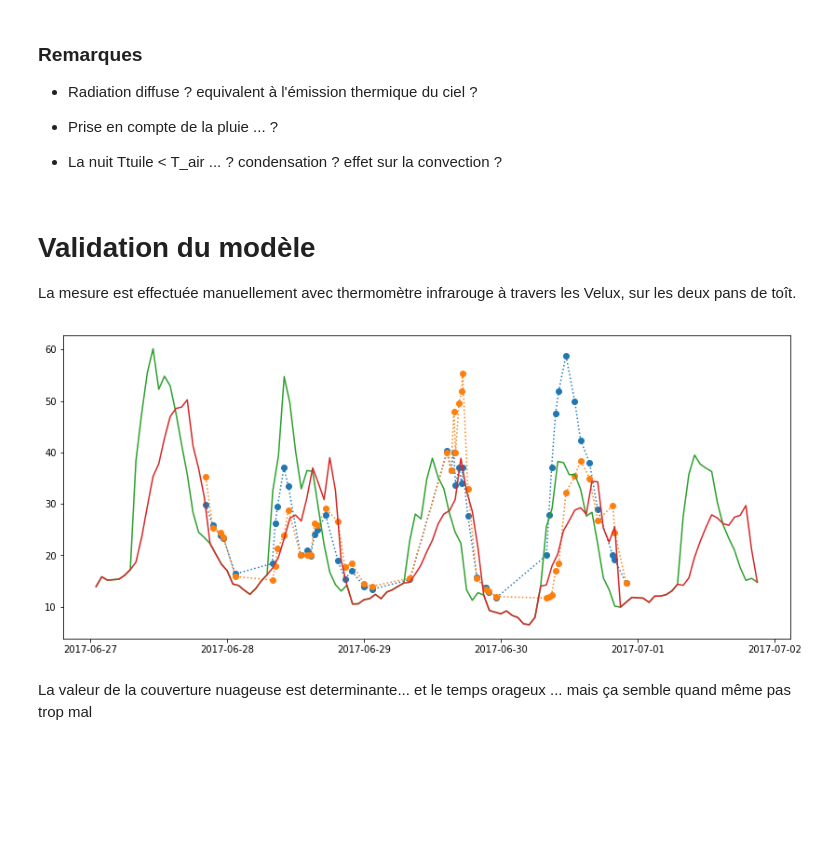
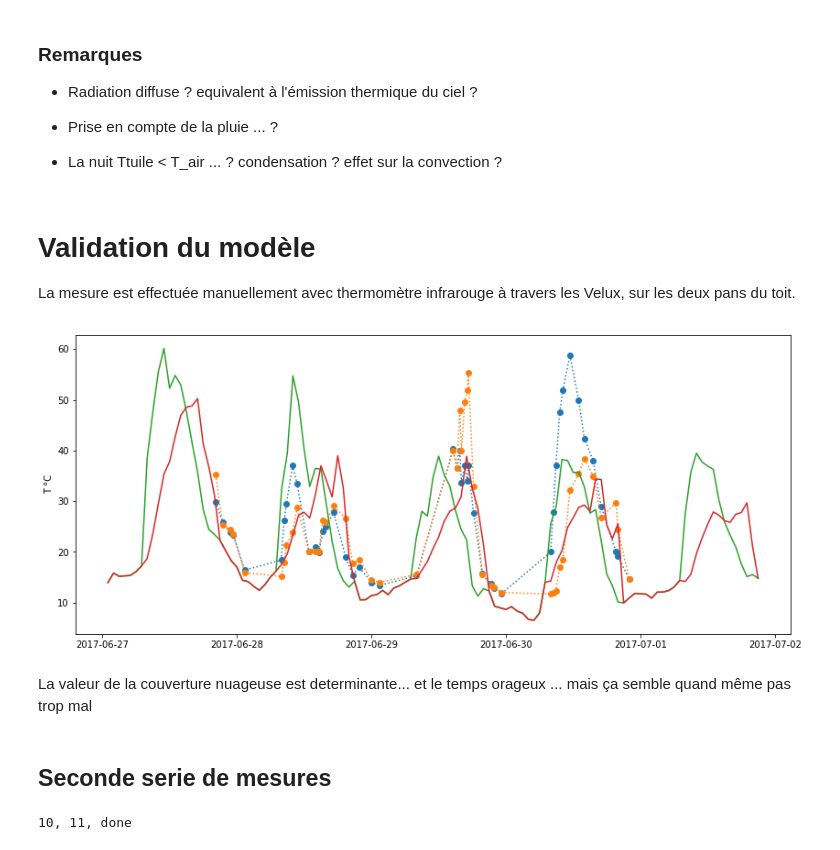
Before and after one commit to xdze2/thermique_appart, a Jupyter notebook: Model02_tuile.ipynb, the cells around one changed output. Saved outputs shown, nothing was run; the diff lists cells and outputs as text; code cells hidden in the pictures; blank space fills up the shorter version.

```diff
--- a/Model02_tuile.ipynb
+++ b/Model02_tuile.ipynb
@@ -29,9 +48,0 @@ en revanche, sont considérés comme négligeable :
-# %%
-coords_gps = (45.1973288, 5.7139923)
-
-startday = pd.to_datetime('25/06/2017', format='%d/%m/%Y').tz_localize('Europe/Paris')
-lastday = pd.to_datetime( '01/07/2017', format='%d/%m/%Y').tz_localize('Europe/Paris')
-
-
-startday = pd.to_datetime('09/07/2017', format='%d/%m/%Y').tz_localize('Europe/Paris')
-lastday = pd.to_datetime( '12/07/2017', format='%d/%m/%Y').tz_localize('Europe/Paris')
@@ -75,2 +92,2 @@ La hauteur de l'horizon est aussi prise en compte pour avoir la bonne heure de l
 # %%
-sundata = sun.buildmultidayDF( coords_gps, data.index, cloudCover = data['cloudCover']  )
+sundata = sun.buildmultidayDF( coords_gps, data.index  )
@@ -222,7 +255,7 @@ Ttuile.loc[mask].plot(figsize=(14, 6) ); plt.ylabel('T_tuile °C');
 # %% [markdown]
 # Validation du modèle
 
-La mesure est effectuée manuellement avec thermomètre infrarouge à travers les Velux, sur les deux pans de toît.
+La mesure est effectuée manuellement avec thermomètre infrarouge à travers les Velux, sur les deux pans du toit.
 # %%
 mesures = pd.read_csv('mesures/mesures_Ttuiles.csv', sep=';', index_col=2, parse_dates=True, decimal=',' )
 mesures = mesures.drop(['Unnamed: 0', 'Unnamed: 1'], 1)
@@ -231,10 +264,12 @@ mesures = mesures.drop(['Unnamed: 0', 'Unnamed: 1'], 1)
 zoom_start = pd.to_datetime( '27/06/2017' )
 mask = (data.index > zoom_start)
 # %%
-plt.figure( figsize=(14, 6) )
+plt.figure( figsize=(14, 6) );  plt.ylabel('T °C');
 plt.plot( mesures, ':o' )
 plt.plot( Ttuile.loc[mask], '-' );
 # %% [output]
-[figure, old version]
+[figure, new version]
 # %% [markdown]
 La valeur de la couverture nuageuse est determinante... et le temps orageux ... mais ça semble quand même pas trop mal
+# %% [markdown]
+## Seconde serie de mesures
@@ -240,0 +279,4 @@ La valeur de la couverture nuageuse est determinante... et le temps orageux ...
+# %%
+data = wf.buildmultidayDF(startday, lastday, coords_gps )
+# %% [output]
+10, 11, done
```
Also changed, not shown: parts of 36 cells of this notebook, 2 other files.
